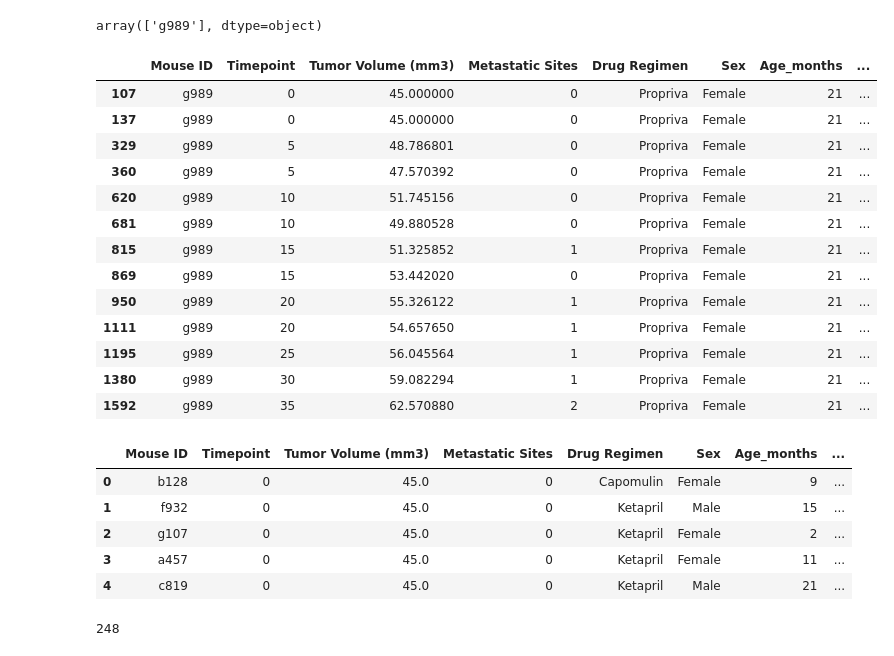
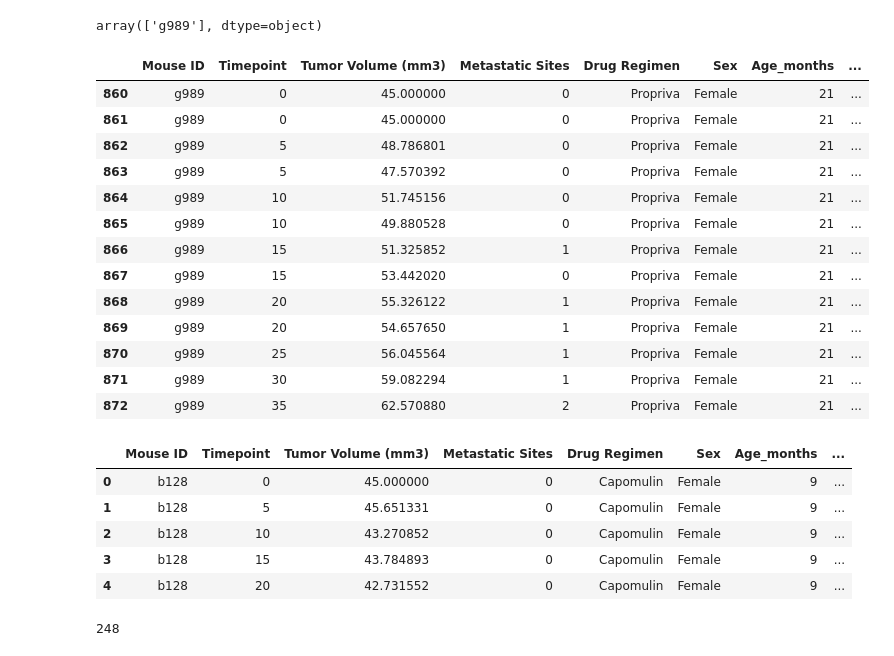
Before and after one commit to a-dhil/matplotlib-challenge, a Jupyter notebook: Pymaceuticals/pymaceuticals_starter.ipynb, the cells around one changed output. Cells and saved outputs as stored; diff of their text form; code cells hidden in the pictures.

```diff
--- a/Pymaceuticals/pymaceuticals_starter.ipynb
+++ b/Pymaceuticals/pymaceuticals_starter.ipynb
@@ -44,29 +48,37 @@ number_of_mice
 array(['g989'], dtype=object)
 # %%
 # Optional: Get all the data for the duplicate mouse ID.
+
+duplicate_mice_ids = combined_data.loc[combined_data["Mouse ID"] == "g989"]
+duplicate_mice_ids
 # %% [output]
 |  | Mouse ID | Timepoint | Tumor Volume (mm3) | Metastatic Sites | Drug Regimen | Sex | Age_months | ... |
-| 107 | g989 | 0 | 45.000000 | 0 | Propriva | Female | 21 | ... |
-| 137 | g989 | 0 | 45.000000 | 0 | Propriva | Female | 21 | ... |
-| 329 | g989 | 5 | 48.786801 | 0 | Propriva | Female | 21 | ... |
-| 360 | g989 | 5 | 47.570392 | 0 | Propriva | Female | 21 | ... |
-| 620 | g989 | 10 | 51.745156 | 0 | Propriva | Female | 21 | ... |
-| 681 | g989 | 10 | 49.880528 | 0 | Propriva | Female | 21 | ... |
-| 815 | g989 | 15 | 51.325852 | 1 | Propriva | Female | 21 | ... |
-| 869 | g989 | 15 | 53.442020 | 0 | Propriva | Female | 21 | ... |
-| 950 | g989 | 20 | 55.326122 | 1 | Propriva | Female | 21 | ... |
-| 1111 | g989 | 20 | 54.657650 | 1 | Propriva | Female | 21 | ... |
-| 1195 | g989 | 25 | 56.045564 | 1 | Propriva | Female | 21 | ... |
-| 1380 | g989 | 30 | 59.082294 | 1 | Propriva | Female | 21 | ... |
-| 1592 | g989 | 35 | 62.570880 | 2 | Propriva | Female | 21 | ... |
+| 860 | g989 | 0 | 45.000000 | 0 | Propriva | Female | 21 | ... |
+| 861 | g989 | 0 | 45.000000 | 0 | Propriva | Female | 21 | ... |
+| 862 | g989 | 5 | 48.786801 | 0 | Propriva | Female | 21 | ... |
+| 863 | g989 | 5 | 47.570392 | 0 | Propriva | Female | 21 | ... |
+| 864 | g989 | 10 | 51.745156 | 0 | Propriva | Female | 21 | ... |
+| 865 | g989 | 10 | 49.880528 | 0 | Propriva | Female | 21 | ... |
+| 866 | g989 | 15 | 51.325852 | 1 | Propriva | Female | 21 | ... |
+| 867 | g989 | 15 | 53.442020 | 0 | Propriva | Female | 21 | ... |
+| 868 | g989 | 20 | 55.326122 | 1 | Propriva | Female | 21 | ... |
+| 869 | g989 | 20 | 54.657650 | 1 | Propriva | Female | 21 | ... |
+| 870 | g989 | 25 | 56.045564 | 1 | Propriva | Female | 21 | ... |
+| 871 | g989 | 30 | 59.082294 | 1 | Propriva | Female | 21 | ... |
+| 872 | g989 | 35 | 62.570880 | 2 | Propriva | Female | 21 | ... |
 # %%
 # Create a clean DataFrame by dropping the duplicate mouse by its ID.
+#organized_data= combined_data.drop_duplicates(subset="id g989", keep="first")
+#organized_data
+#duplicate_mice_ids=combined_data["Mouse ID"!="g989"]
+clean_study_data_complete = combined_data[combined_data['Mouse ID'].isin(duplicate_mice_ids)==False]
+clean_study_data_complete.head()
 # %% [output]
 |  | Mouse ID | Timepoint | Tumor Volume (mm3) | Metastatic Sites | Drug Regimen | Sex | Age_months | ... |
-| 0 | b128 | 0 | 45.0 | 0 | Capomulin | Female | 9 | ... |
-| 1 | f932 | 0 | 45.0 | 0 | Ketapril | Male | 15 | ... |
-| 2 | g107 | 0 | 45.0 | 0 | Ketapril | Female | 2 | ... |
-| 3 | a457 | 0 | 45.0 | 0 | Ketapril | Female | 11 | ... |
-| 4 | c819 | 0 | 45.0 | 0 | Ketapril | Male | 21 | ... |
+| 0 | b128 | 0 | 45.000000 | 0 | Capomulin | Female | 9 | ... |
+| 1 | b128 | 5 | 45.651331 | 0 | Capomulin | Female | 9 | ... |
+| 2 | b128 | 10 | 43.270852 | 0 | Capomulin | Female | 9 | ... |
+| 3 | b128 | 15 | 43.784893 | 0 | Capomulin | Female | 9 | ... |
+| 4 | b128 | 20 | 42.731552 | 0 | Capomulin | Female | 9 | ... |
 # %%
 # Checking the number of mice in the clean DataFrame.
```
Also changed, not shown: parts of 2 cells of this notebook.
